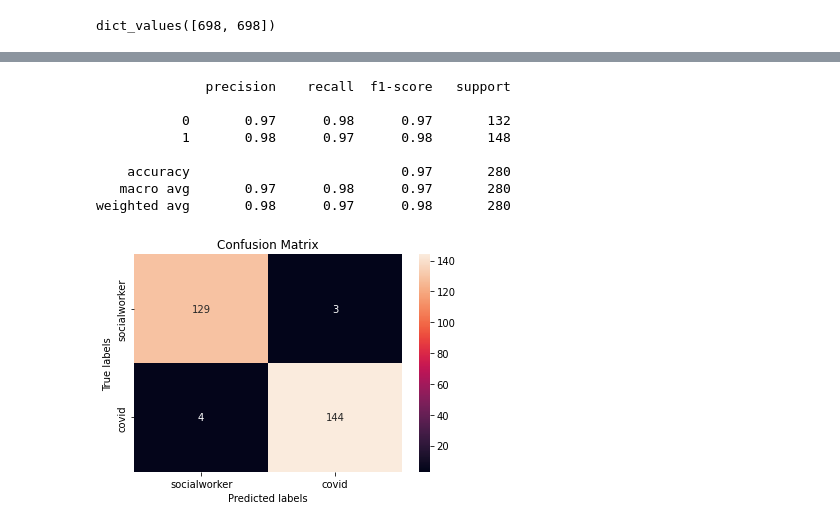
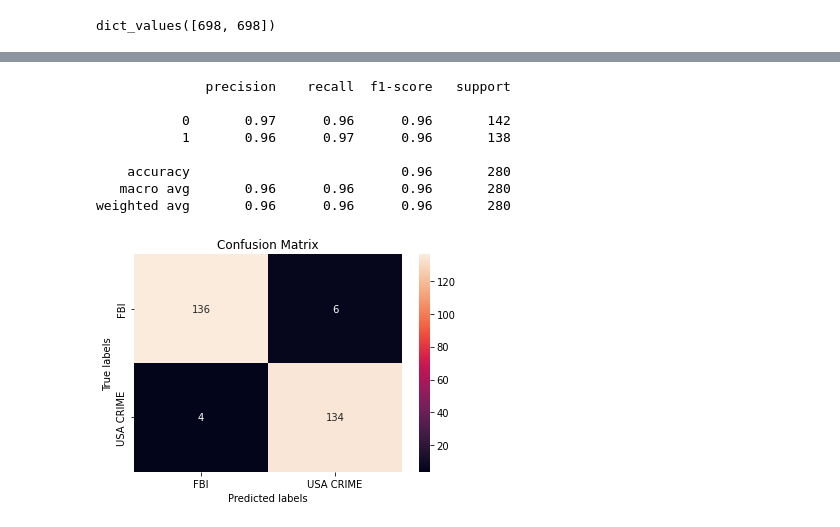
Before and after one commit to anly501/anly-501-project-chaishekar, a Jupyter notebook: 501-project-website/pages/naivebayes_twitter_data.ipynb, the cells around one changed output, grey strips where cells are left out. Drawn from its saved outputs; the diff is of its cells as text; code cells hidden in the pictures.

```diff
--- a/501-project-website/pages/naivebayes_twitter_data.ipynb
+++ b/501-project-website/pages/naivebayes_twitter_data.ipynb
@@ -243,31 +243,31 @@ weighted avg       0.96      0.96      0.96       280
 # %%
 #NAIVE BAYES MODEL 3
 Model_NB_3= MultinomialNB(alpha =0)
 
 NB3=Model_NB_3.fit(TrainDF, TrainLabels)
 Preds_3 = Model_NB_3.predict(TestDF)
 Pred_Prob_3 = Model_NB_3.predict_proba(TestDF)
 print(metrics.classification_report(TestLabels, Preds_3))
 cnf_matrix1 = confusion_matrix(TestLabels, Preds_3)
 
 ##Visualise Confusion Matrix
-labels = ['socialworker', 'covid']
+labels = ['FBI', 'USA CRIME']
 ax1=plt.subplot()
 sns.heatmap(confusion_matrix(TestLabels, Preds_3), annot=True, fmt='g', ax=ax1);
 
 # labels, title and ticks
 ax1.set_xlabel('Predicted labels');ax1.set_ylabel('True labels');
 ax1.set_title('Confusion Matrix');
 ax1.xaxis.set_ticklabels(labels); ax1.yaxis.set_ticklabels(labels);
 plt.show()
 plt.close()
 # %% [output]
               precision    recall  f1-score   support
 
-           0       0.97      0.98      0.97       132
-           1       0.98      0.97      0.98       148
+           0       0.97      0.96      0.96       142
+           1       0.96      0.97      0.96       138
 
-    accuracy                           0.97       280
-   macro avg       0.97      0.98      0.97       280
-weighted avg       0.98      0.97      0.98       280
+    accuracy                           0.96       280
+   macro avg       0.96      0.96      0.96       280
+weighted avg       0.96      0.96      0.96       280
-[figure, old version]
+[figure, new version]
```
Also changed, not shown: parts of 2 cells of this notebook, 18 other files.
